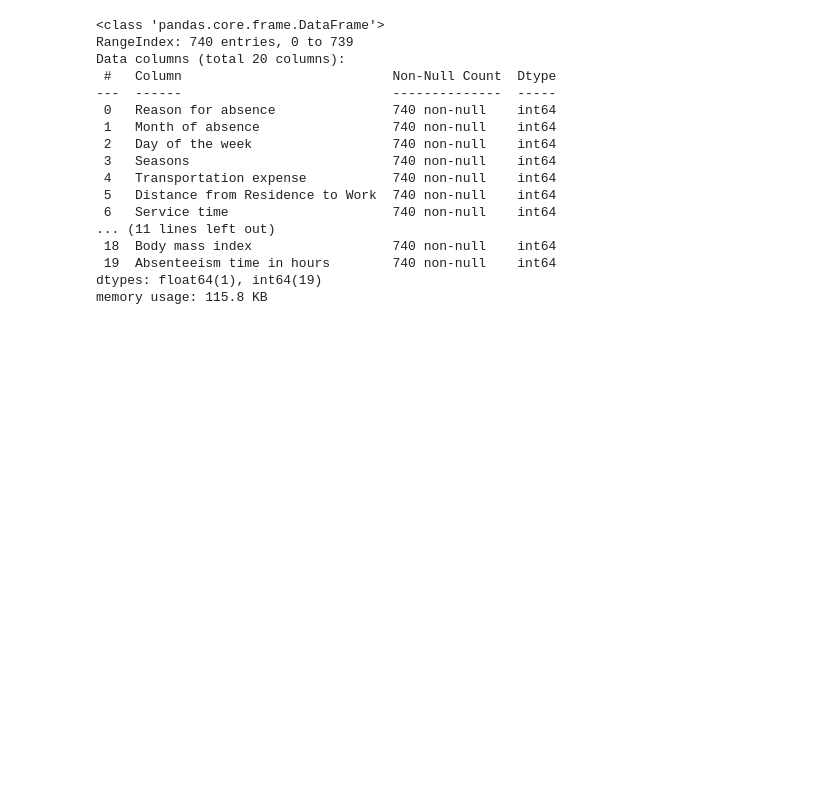
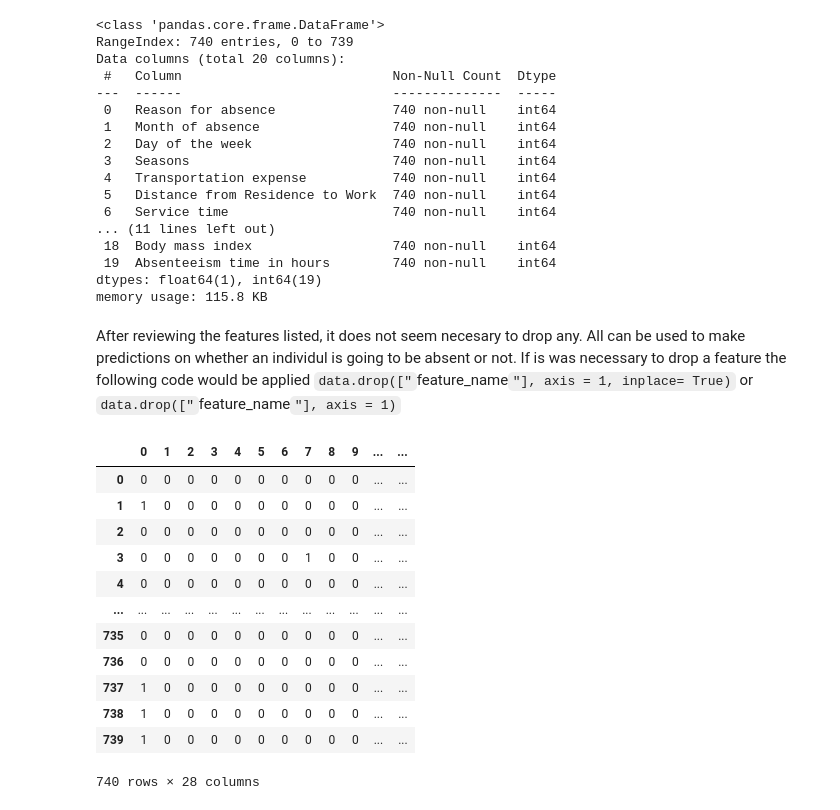
Before and after one commit to pmb-7684/USDSI_coursework, a Jupyter notebook: absenteeism.ipynb, the cells around one changed output. Saved outputs shown, nothing was run; the diff lists cells and outputs as text; code cells hidden in the pictures; blank space fills up the shorter version.

Commit message:
Update absenteeism.ipynb
preprocessing steps

```diff
--- a/absenteeism.ipynb
+++ b/absenteeism.ipynb
@@ -106,3 +106,25 @@ Data columns (total 20 columns):
  19  Absenteeism time in hours        740 non-null    int64
 dtypes: float64(1), int64(19)
 memory usage: 115.8 KB
+# %% [markdown]
+After reviewing the features listed, it does not seem necesary to drop any. All can be used to make predictions on whether an individul is going to be absent or not.
+If is was necessary to drop a feature the following code would be applied `data.drop(["`feature_name`"], axis = 1, inplace= True)` or  `data.drop(["`feature_name`"], axis = 1)`
+# %%
+# apply dummy variables   https://pandas.pydata.org/pandas-docs/stable/reference/api/pandas.get_dummies.html
+reason = pd.get_dummies(data["Reason for absence"], dtype = int)
+# %%
+reason
+# %% [output]
+|  | 0 | 1 | 2 | 3 | 4 | 5 | 6 | 7 | 8 | 9 | ... | ... |
+| 0 | 0 | 0 | 0 | 0 | 0 | 0 | 0 | 0 | 0 | 0 | ... | ... |
+| 1 | 1 | 0 | 0 | 0 | 0 | 0 | 0 | 0 | 0 | 0 | ... | ... |
+| 2 | 0 | 0 | 0 | 0 | 0 | 0 | 0 | 0 | 0 | 0 | ... | ... |
+| 3 | 0 | 0 | 0 | 0 | 0 | 0 | 0 | 1 | 0 | 0 | ... | ... |
+| 4 | 0 | 0 | 0 | 0 | 0 | 0 | 0 | 0 | 0 | 0 | ... | ... |
+| ... | ... | ... | ... | ... | ... | ... | ... | ... | ... | ... | ... | ... |
+| 735 | 0 | 0 | 0 | 0 | 0 | 0 | 0 | 0 | 0 | 0 | ... | ... |
+| 736 | 0 | 0 | 0 | 0 | 0 | 0 | 0 | 0 | 0 | 0 | ... | ... |
+| 737 | 1 | 0 | 0 | 0 | 0 | 0 | 0 | 0 | 0 | 0 | ... | ... |
+| 738 | 1 | 0 | 0 | 0 | 0 | 0 | 0 | 0 | 0 | 0 | ... | ... |
+| 739 | 1 | 0 | 0 | 0 | 0 | 0 | 0 | 0 | 0 | 0 | ... | ... |
+740 rows × 28 columns
```
Also changed, not shown: parts of 4 cells of this notebook.
